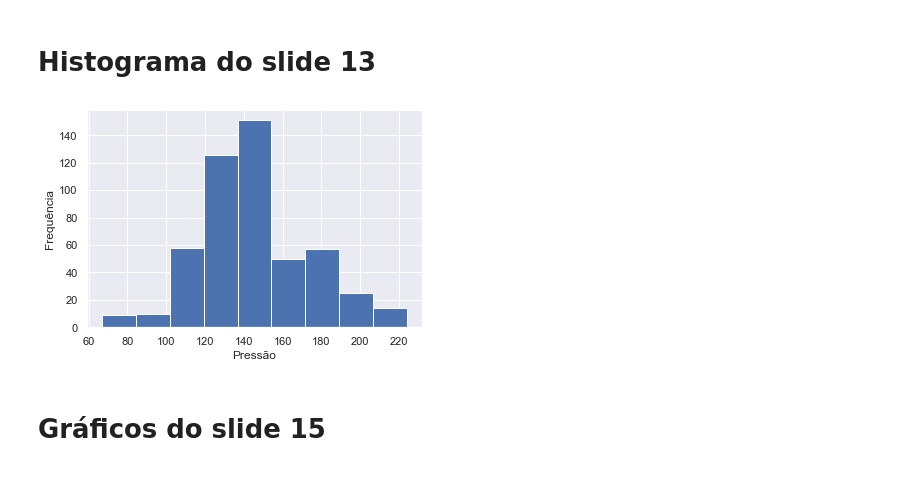
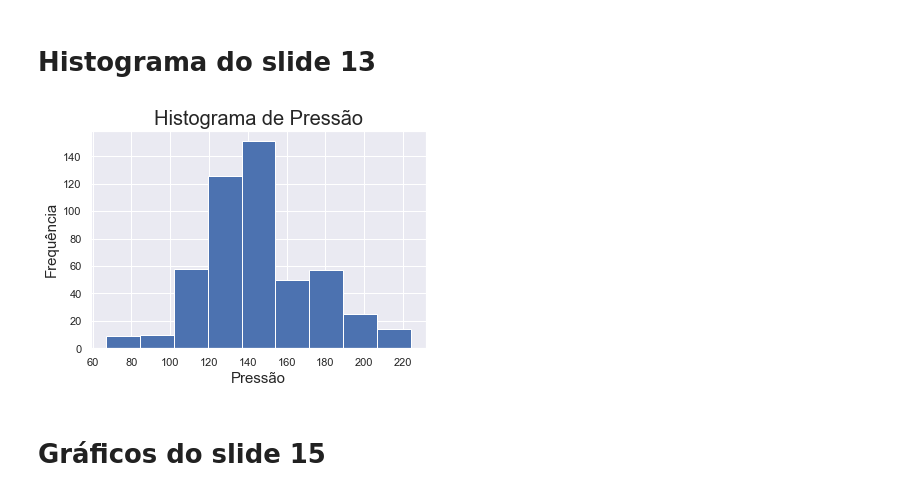
Before and after one commit to mendesrafael965/Estatistica, a Jupyter notebook: Lista 2.ipynb, the cells around one changed output. Drawn from its saved outputs; the diff is of its cells as text; code cells hidden in the pictures.

```diff
--- a/Lista 2.ipynb
+++ b/Lista 2.ipynb
@@ -37,11 +27,12 @@ Index(['sbp', 'gender', 'married', 'smoke', 'exercise', 'age', 'weight',
 # Histograma do slide 13
 # %%
 blood_df["sbp"].hist(bins=9)
-plt.xlabel("Pressão")
-plt.ylabel("Frequência")
+plt.title("Histograma de Pressão",size=20)
+plt.xlabel("Pressão",size=15)
+plt.ylabel("Frequência",size=15)
 plt.show()
 # %% [output]
-[figure, old version]
+[figure, new version]
 # %% [markdown]
 # Gráficos do slide 15
 # %%
```
Also changed, not shown: parts of 6 cells of this notebook.
